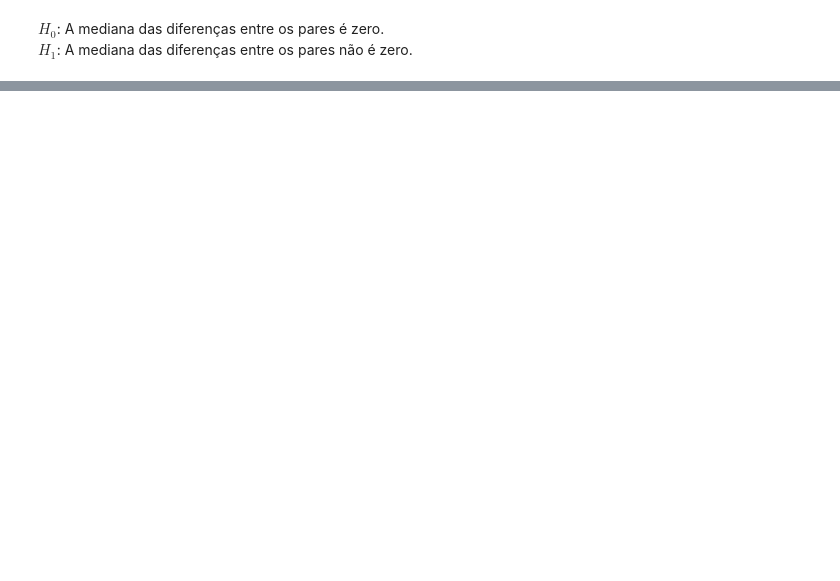
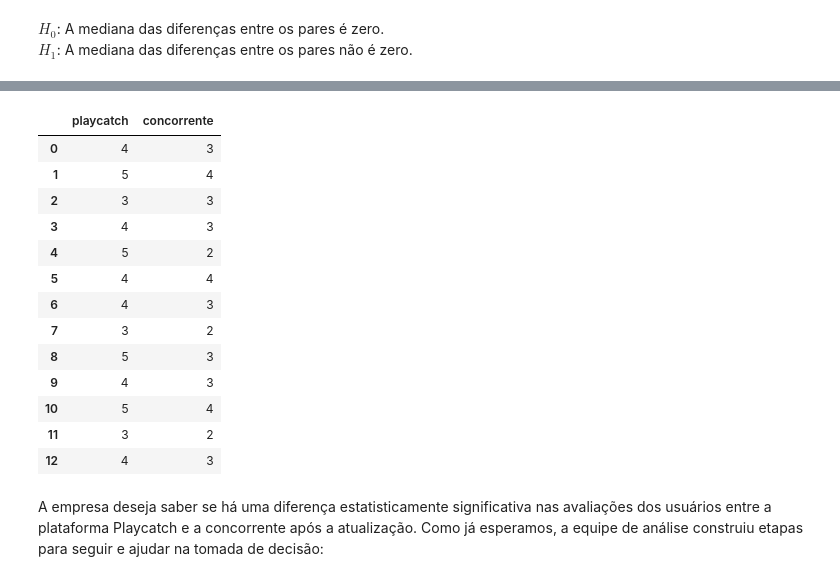
Before and after one commit to cauancalmeida/Data_Science_studies, a Jupyter notebook: Data_Science_Testes_com_Data_Science.ipynb, the cells around one changed output, grey strips where cells are left out. Saved outputs shown, nothing was run; the diff lists cells and outputs as text; code cells hidden in the pictures; blank space fills up the shorter version.

```diff
--- a/Data_Science_Testes_com_Data_Science.ipynb
+++ b/Data_Science_Testes_com_Data_Science.ipynb
@@ -968,0 +993,25 @@ print(f"Valor-p: { }")
+# %%
+import pandas as pd
+
+df_avaliacoes = pd.DataFrame({
+    'playcatch': [4, 5, 3, 4, 5, 4, 4, 3, 5, 4, 5, 3, 4],
+    'concorrente': [3, 4, 3, 3, 2, 4, 3, 2, 3, 3, 4, 2, 3]
+})
+df_avaliacoes
+# %% [output]
+|  | playcatch | concorrente |
+| 0 | 4 | 3 |
+| 1 | 5 | 4 |
+| 2 | 3 | 3 |
+| 3 | 4 | 3 |
+| 4 | 5 | 2 |
+| 5 | 4 | 4 |
+| 6 | 4 | 3 |
+| 7 | 3 | 2 |
+| 8 | 5 | 3 |
+| 9 | 4 | 3 |
+| 10 | 5 | 4 |
+| 11 | 3 | 2 |
+| 12 | 4 | 3 |
+# %% [markdown]
+A empresa deseja saber se há uma diferença estatisticamente significativa nas avaliações dos usuários entre a plataforma Playcatch e a concorrente após a atualização. Como já esperamos, a equipe de análise construiu etapas para seguir e ajudar na tomada de decisão:
```
Also changed, not shown: parts of 19 cells of this notebook.
